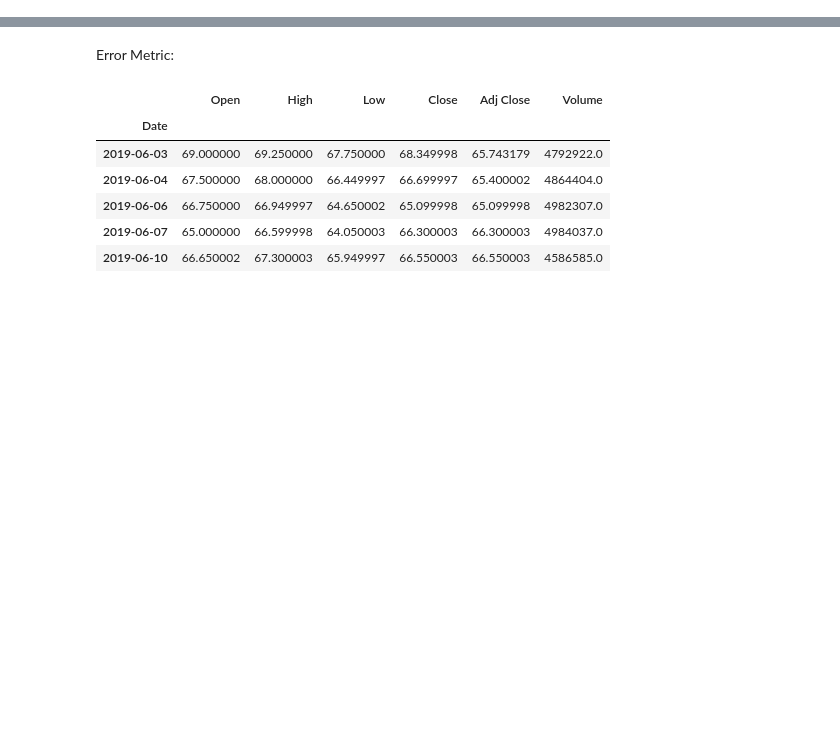
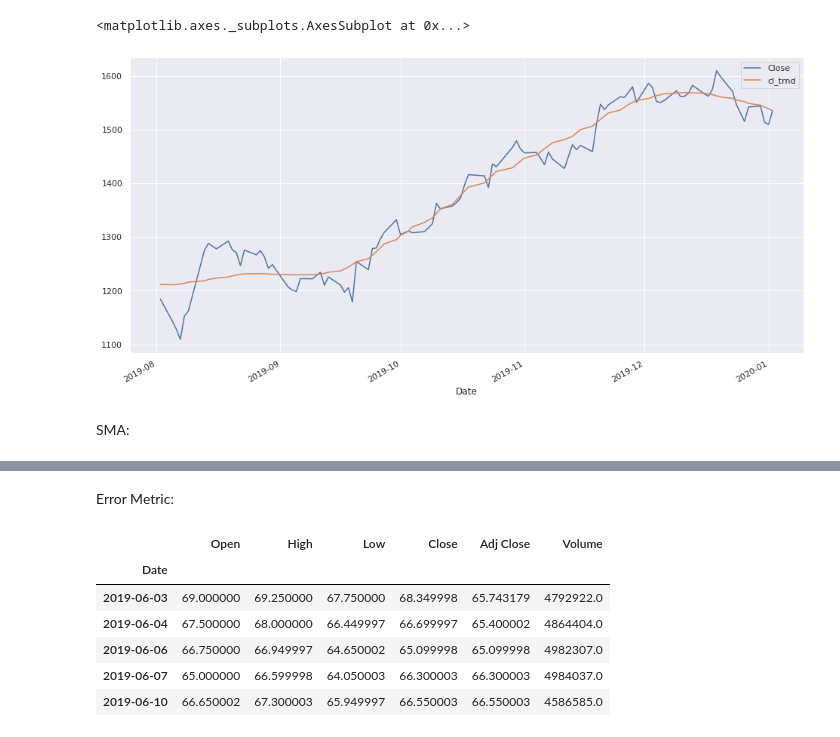
Before and after one commit to DeepankarAcharyya/Time_Series_Data, a Jupyter notebook: Time_Series_Analysis_Stock_Price.ipynb, the cells around one changed output, grey strips where cells are left out. Saved outputs shown, nothing was run; the diff lists cells and outputs as text; code cells hidden in the pictures; blank space fills up the shorter version.

```diff
--- a/Time_Series_Analysis_Stock_Price.ipynb
+++ b/Time_Series_Analysis_Stock_Price.ipynb
@@ -20,0 +52,7 @@ from itertools import product
+# %%
+data[['Close','cl_trnd']].tail(100).plot(figsize=(16,8))
+# %% [output]
+<matplotlib.axes._subplots.AxesSubplot at 0x...>
+[figure, added]
+# %% [markdown]
+SMA:
```
Also changed, not shown: parts of 20 cells of this notebook.
